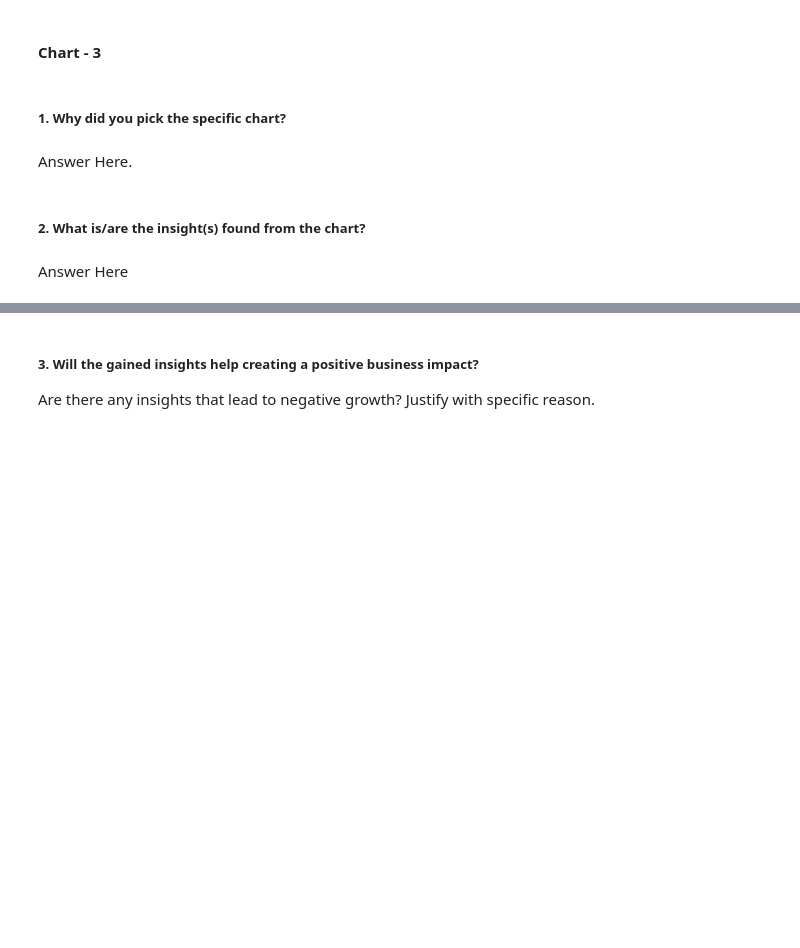
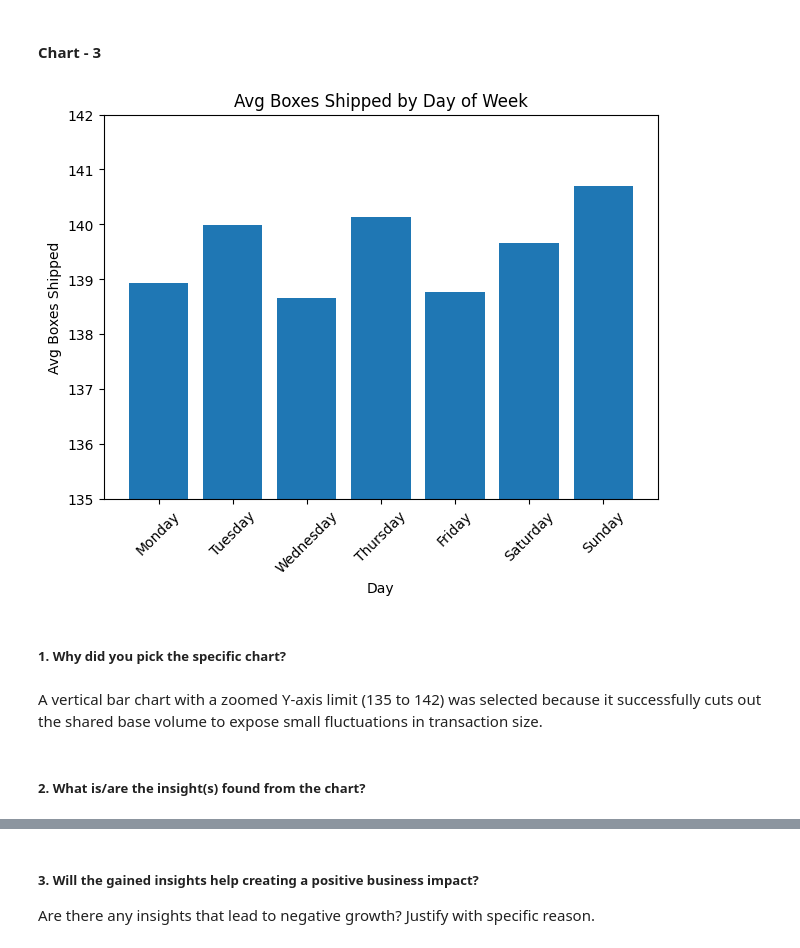
Before and after one commit to Vansh-172/EDA-CAPSTONE-PROJECT, a Jupyter notebook: Vansh_Goyal_EDA_Capstone_Project_Submission.ipynb, the cells around one changed output, grey strips where cells are left out. Drawn from its saved outputs; the diff is of its cells as text; code cells hidden in the pictures; blank space fills up the shorter version.

```diff
--- a/Vansh_Goyal_EDA_Capstone_Project_Submission.ipynb
+++ b/Vansh_Goyal_EDA_Capstone_Project_Submission.ipynb
@@ -269,8 +344,23 @@ Answer Here
+# %%
+# Chart - 3 visualization code
+# Aggregate boxes shipped by day of the week
+day_order = ['Monday', 'Tuesday', 'Wednesday', 'Thursday', 'Friday', 'Saturday', 'Sunday']
+weekday_sales = df.groupby('Day_of_Week')['Boxes_Shipped'].mean().reindex(day_order)
+
+plt.bar(weekday_sales.index, weekday_sales.values)
+
+plt.title('Avg Boxes Shipped by Day of Week')
+plt.xlabel('Day')
+plt.ylabel('Avg Boxes Shipped')
+plt.ylim(135, 142)
+plt.tight_layout()
+plt.xticks(rotation=45)
+plt.show()
+# %% [output]
+[figure, added]
 # %% [markdown]
 ##### 1. Why did you pick the specific chart?
-# %% [markdown]
-Answer Here.
+# %% [markdown]
+A vertical bar chart with a zoomed Y-axis limit (135 to 142) was selected because it successfully cuts out the shared base volume to expose small fluctuations in transaction size.
 # %% [markdown]
 ##### 2. What is/are the insight(s) found from the chart?
-# %% [markdown]
-Answer Here
```
Also changed, not shown: parts of 79 cells of this notebook.
